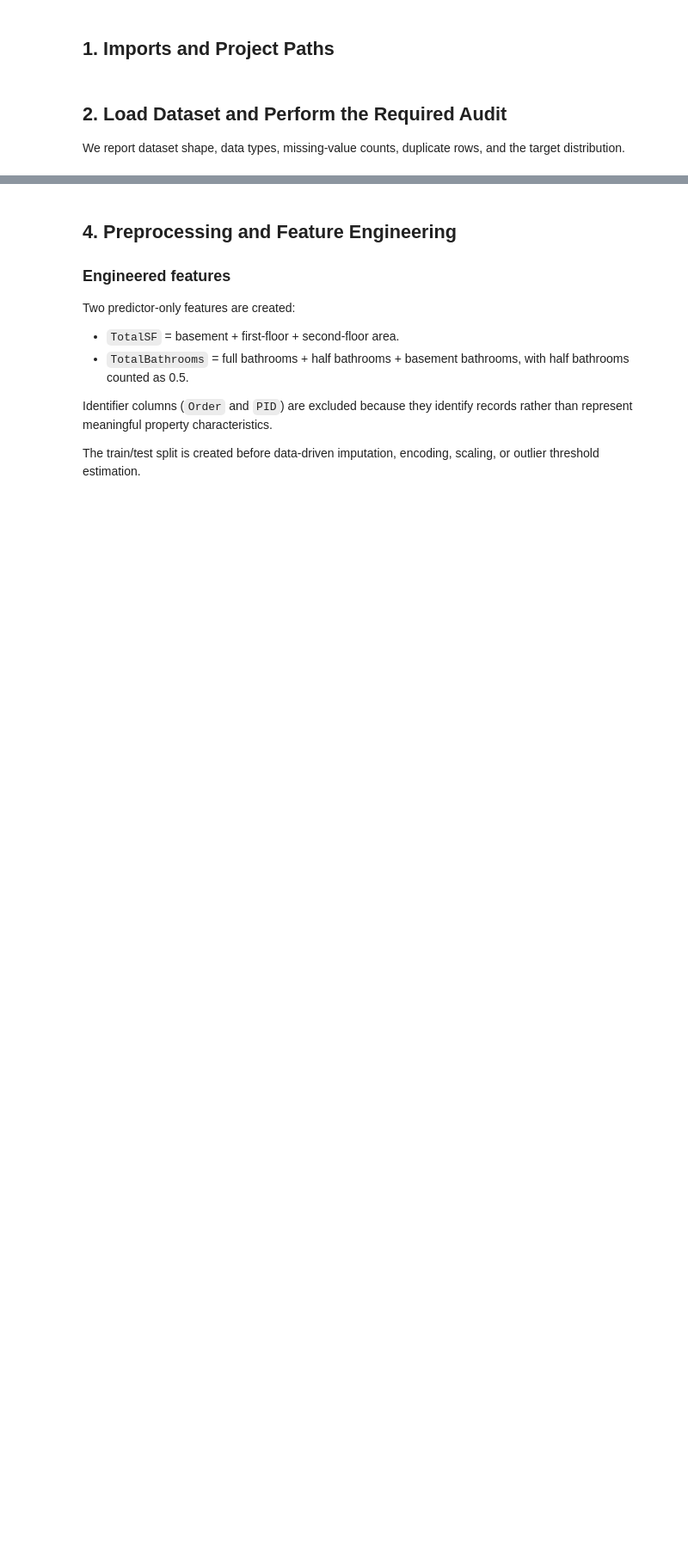
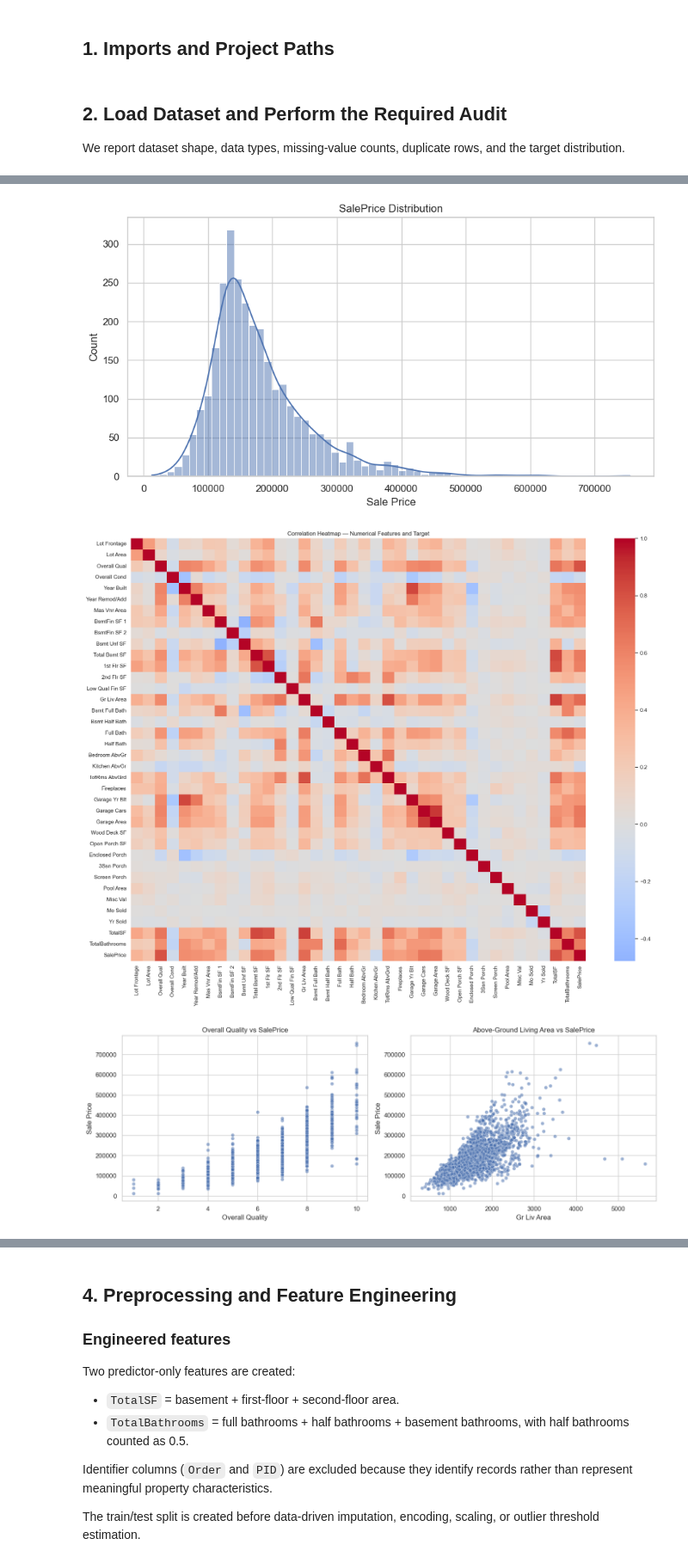
Before and after one commit to venky170507/ML_CAPSTONE, a Jupyter notebook: Review-1/notebooks/03_lasso_regression.ipynb, the cells around one changed output, grey strips where cells are left out. Shown at 86% size. Saved outputs shown, nothing was run; the diff lists cells and outputs as text; code cells hidden in the pictures; blank space fills up the shorter version.

Commit message:
All the Code Reviewed

```diff
--- a/Review-1/notebooks/03_lasso_regression.ipynb
+++ b/Review-1/notebooks/03_lasso_regression.ipynb
@@ -22,8 +20,6 @@ import pandas as pd
 import matplotlib.pyplot as plt
 import seaborn as sns
 
-# Locate the project root whether Jupyter is started from the repository root
-# or from Review-1/notebooks.
 cwd = Path.cwd().resolve()
 candidates = [cwd] + list(cwd.parents)
 PROJECT_ROOT = next(
@@ -38,9 +34,9 @@ from preprocessing import (
     regression_metrics
 )
 
-DATA_PATH = PROJECT_ROOT / "Review-1" / "data" / "AmesHousing.csv"
-RESULTS_DIR = PROJECT_ROOT / "Review-1" / "results"
-MODELS_DIR = PROJECT_ROOT / "Review-1" / "models"
+DATA_PATH = PROJECT_ROOT / "data" / "AmesHousing.csv"
+RESULTS_DIR = PROJECT_ROOT / "results"
+MODELS_DIR = PROJECT_ROOT / "models"
 RESULTS_DIR.mkdir(parents=True, exist_ok=True)
 MODELS_DIR.mkdir(parents=True, exist_ok=True)
 
@@ -75,55 +115,64 @@ The following cells provide the Review 1 EDA requirements: feature distributions
 # %%
-# Distribution plots for all numerical features.
-numeric_cols = X.select_dtypes(include=np.number).columns.tolist()
-ncols = 4
-nrows = int(np.ceil(len(numeric_cols) / ncols))
-fig, axes = plt.subplots(nrows, ncols, figsize=(18, 4 * nrows))
-axes = np.asarray(axes).ravel()
+plt.figure(figsize=(9, 5))
 
-for ax, col in zip(axes, numeric_cols):
-    sns.histplot(df[col], kde=True, ax=ax)
-    ax.set_title(f"Distribution: {col}")
-    ax.set_xlabel(col)
-    ax.set_ylabel("Count")
+sns.histplot(y, kde=True)
 
-for ax in axes[len(numeric_cols):]:
-    ax.axis("off")
+plt.title("SalePrice Distribution")
+plt.xlabel("Sale Price")
+plt.ylabel("Count")
 
-plt.suptitle("Numerical Feature Distributions", y=1.002, fontsize=16)
 plt.tight_layout()
 plt.show()
 
-# Target distribution.
-plt.figure(figsize=(9, 5))
-sns.histplot(y, kde=True)
-plt.title("SalePrice Distribution")
-plt.xlabel("Sale Price")
-plt.ylabel("Count")
-plt.tight_layout()
-plt.show()
 
-# Correlation heatmap for numerical variables.
+numeric_cols = X.select_dtypes(include=np.number).columns.tolist()
 corr_cols = numeric_cols + [TARGET]
 corr = df[corr_cols].corr(numeric_only=True)
 
 plt.figure(figsize=(18, 14))
-sns.heatmap(corr, cmap="coolwarm", center=0)
+
+sns.heatmap(
+    corr,
+    cmap="coolwarm",
+    center=0
+)
+
 plt.title("Correlation Heatmap — Numerical Features and Target")
+
 plt.tight_layout()
 plt.show()
 
-# Two required feature-target scatter plots.
+
 fig, axes = plt.subplots(1, 2, figsize=(14, 5))
 
-sns.scatterplot(data=df, x="Overall Qual", y=TARGET, ax=axes[0], alpha=0.55)
+sns.scatterplot(
+    data=df,
+    x="Overall Qual",
+    y=TARGET,
+    ax=axes[0],
+    alpha=0.55
+)
+
 axes[0].set_title("Overall Quality vs SalePrice")
 axes[0].set_xlabel("Overall Quality")
 axes[0].set_ylabel("Sale Price")
 
-sns.scatterplot(data=df, x="Gr Liv Area", y=TARGET, ax=axes[1], alpha=0.55)
+
+sns.scatterplot(
+    data=df,
+    x="Gr Liv Area",
+    y=TARGET,
+    ax=axes[1],
+    alpha=0.55
+)
+
 axes[1].set_title("Above-Ground Living Area vs SalePrice")
 axes[1].set_xlabel("Gr Liv Area")
 axes[1].set_ylabel("Sale Price")
 
 plt.tight_layout()
 plt.show()
+# %% [output]
+[figure, added]
+[figure, added]
+[figure, added]
```
Also changed, not shown: parts of 10 cells of this notebook, 23 other files.
